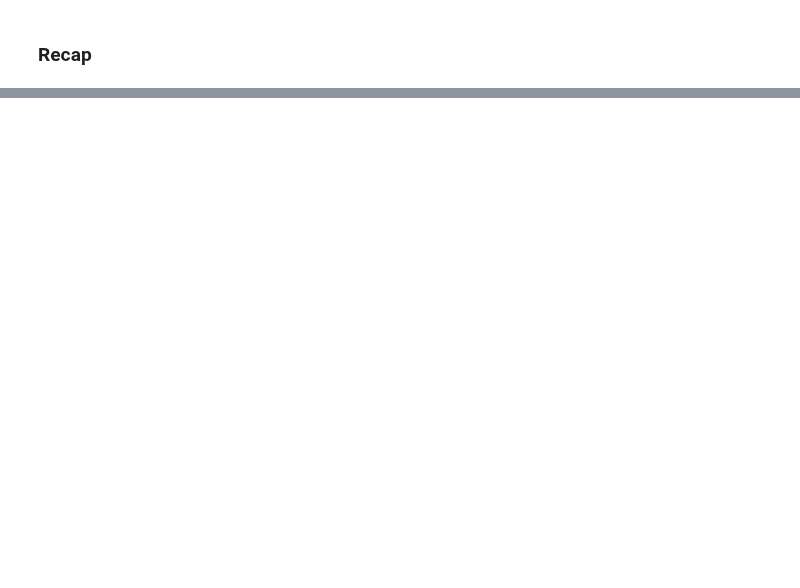
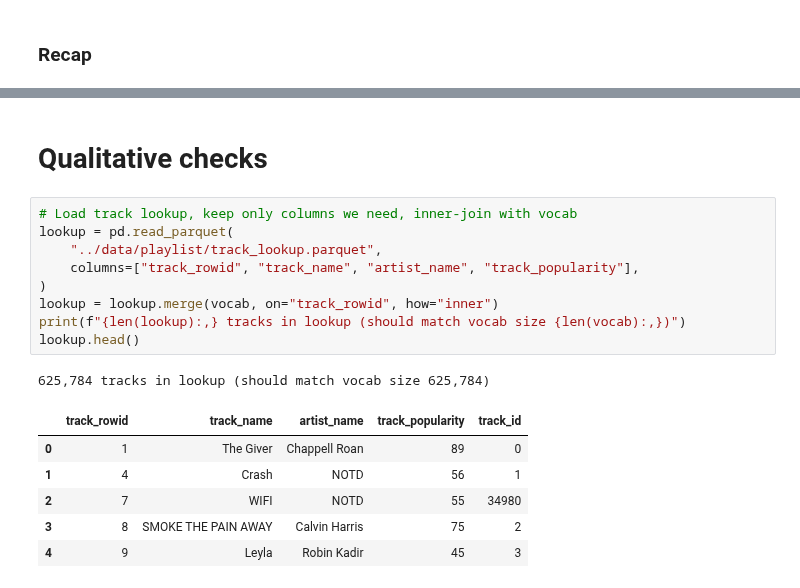
Before and after one commit to peppedilillo/toposonico, a Jupyter notebook: notebooks/11_training_w2v.ipynb, the cells around one changed output, grey strips where cells are left out. Drawn from its saved outputs; the diff is of its cells as text; blank space fills up the shorter version.

Commit message:
Added few quality checks

```diff
--- a/notebooks/11_training_w2v.ipynb
+++ b/notebooks/11_training_w2v.ipynb
@@ -420,0 +427,19 @@ plt.show()
+# %% [markdown]
+# Qualitative checks
+# %%
+# Load track lookup, keep only columns we need, inner-join with vocab
+lookup = pd.read_parquet(
+    "../data/playlist/track_lookup.parquet",
+    columns=["track_rowid", "track_name", "artist_name", "track_popularity"],
+)
+lookup = lookup.merge(vocab, on="track_rowid", how="inner")
+print(f"{len(lookup):,} tracks in lookup (should match vocab size {len(vocab):,})")
+lookup.head()
+# %% [output]
+625,784 tracks in lookup (should match vocab size 625,784)
+|  | track_rowid | track_name | artist_name | track_popularity | track_id |
+| 0 | 1 | The Giver | Chappell Roan | 89 | 0 |
+| 1 | 4 | Crash | NOTD | 56 | 1 |
+| 2 | 7 | WIFI | NOTD | 55 | 34980 |
+| 3 | 8 | SMOKE THE PAIN AWAY | Calvin Harris | 75 | 2 |
+| 4 | 9 | Leyla | Robin Kadir | 45 | 3 |
```
Also changed, not shown: parts of 16 cells of this notebook, 3 other files.
